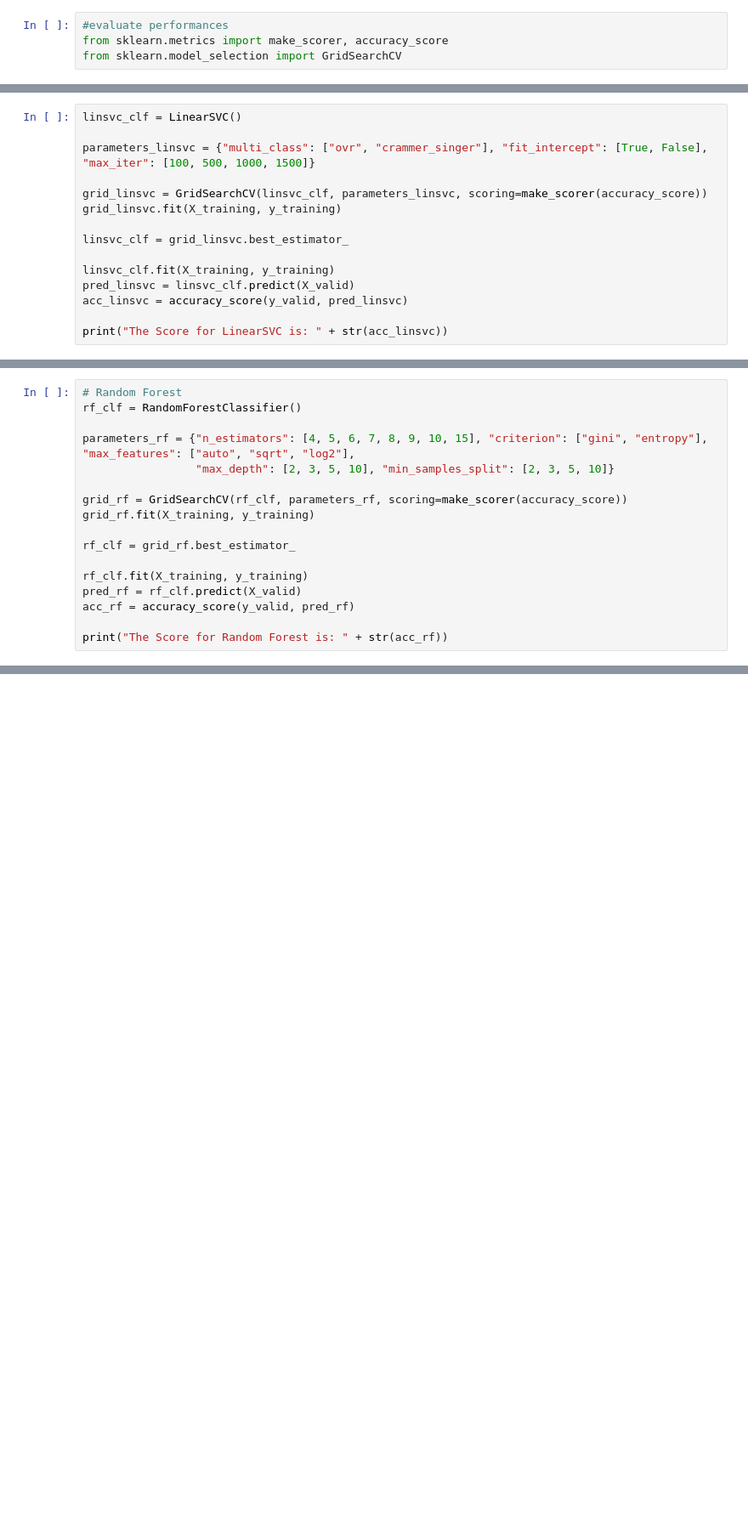
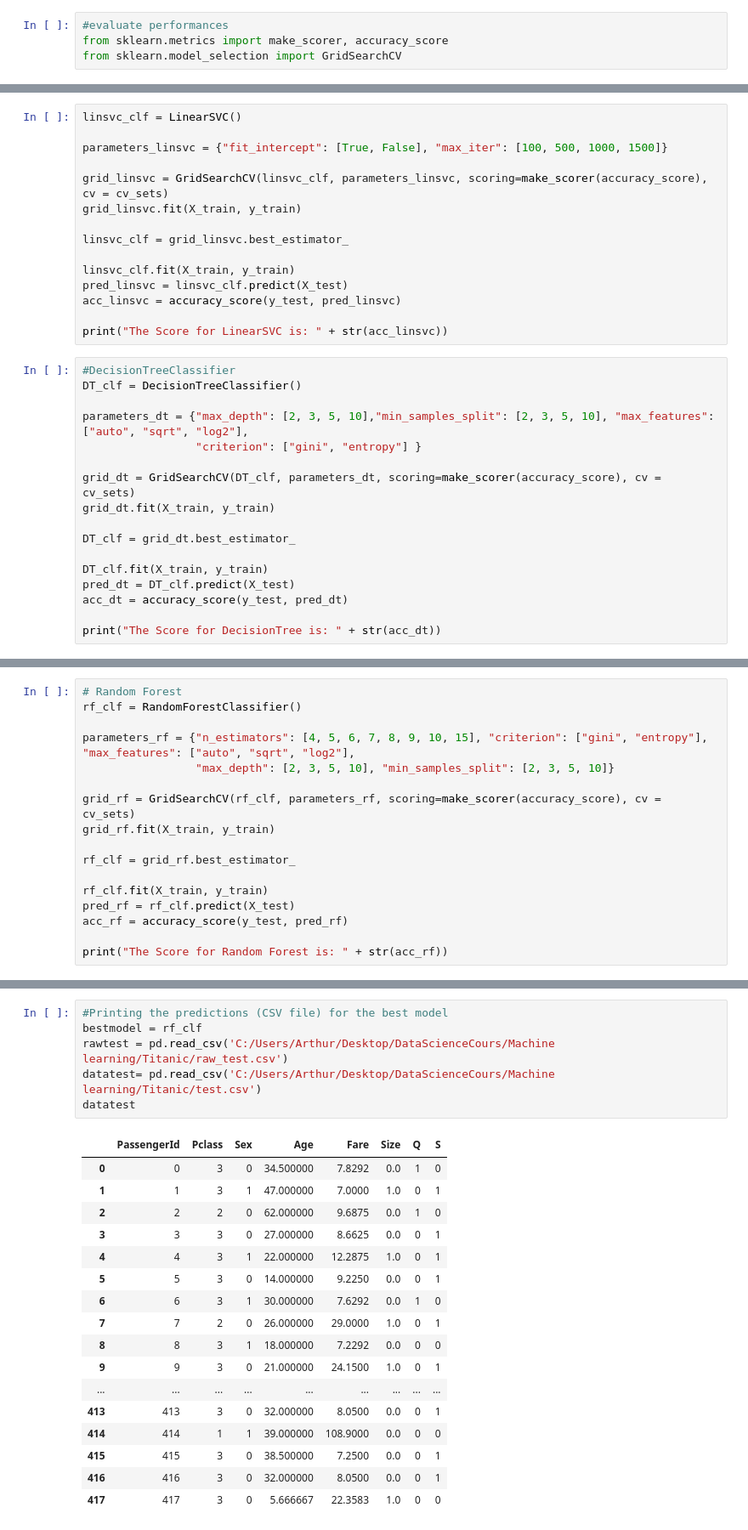
Before and after one commit to rymlaabiyad/ML_titanic, a Jupyter notebook: titanic_cv_models.ipynb, the cells around one changed output, grey strips where cells are left out. Shown at 85% size. Saved outputs shown, nothing was run; the diff lists cells and outputs as text; blank space fills up the shorter version.

```diff
--- a/titanic_cv_models.ipynb
+++ b/titanic_cv_models.ipynb
@@ -43,15 +50,32 @@ acc_svc = accuracy_score(y_valid, pred_svc)
 # %%
 linsvc_clf = LinearSVC()
 
-parameters_linsvc = {"multi_class": ["ovr", "crammer_singer"], "fit_intercept": [True, False], "max_iter": [100, 500, 1000, 1500]}
+parameters_linsvc = {"fit_intercept": [True, False], "max_iter": [100, 500, 1000, 1500]}
 
-grid_linsvc = GridSearchCV(linsvc_clf, parameters_linsvc, scoring=make_scorer(accuracy_score))
-grid_linsvc.fit(X_training, y_training)
+grid_linsvc = GridSearchCV(linsvc_clf, parameters_linsvc, scoring=make_scorer(accuracy_score), cv = cv_sets)
+grid_linsvc.fit(X_train, y_train)
 
 linsvc_clf = grid_linsvc.best_estimator_
 
-linsvc_clf.fit(X_training, y_training)
-pred_linsvc = linsvc_clf.predict(X_valid)
-acc_linsvc = accuracy_score(y_valid, pred_linsvc)
+linsvc_clf.fit(X_train, y_train)
+pred_linsvc = linsvc_clf.predict(X_test)
+acc_linsvc = accuracy_score(y_test, pred_linsvc)
 
 print("The Score for LinearSVC is: " + str(acc_linsvc))
+# %%
+#DecisionTreeClassifier
+DT_clf = DecisionTreeClassifier()
+
+parameters_dt = {"max_depth": [2, 3, 5, 10],"min_samples_split": [2, 3, 5, 10], "max_features": ["auto", "sqrt", "log2"],
+                 "criterion": ["gini", "entropy"] }
+
+grid_dt = GridSearchCV(DT_clf, parameters_dt, scoring=make_scorer(accuracy_score), cv = cv_sets)
+grid_dt.fit(X_train, y_train)
+
+DT_clf = grid_dt.best_estimator_
+
+DT_clf.fit(X_train, y_train)
+pred_dt = DT_clf.predict(X_test)
+acc_dt = accuracy_score(y_test, pred_dt)
+
+print("The Score for DecisionTree is: " + str(acc_dt))
@@ -62,13 +88,13 @@ rf_clf = RandomForestClassifier()
 parameters_rf = {"n_estimators": [4, 5, 6, 7, 8, 9, 10, 15], "criterion": ["gini", "entropy"], "max_features": ["auto", "sqrt", "log2"],
                  "max_depth": [2, 3, 5, 10], "min_samples_split": [2, 3, 5, 10]}
 
-grid_rf = GridSearchCV(rf_clf, parameters_rf, scoring=make_scorer(accuracy_score))
-grid_rf.fit(X_training, y_training)
+grid_rf = GridSearchCV(rf_clf, parameters_rf, scoring=make_scorer(accuracy_score), cv = cv_sets)
+grid_rf.fit(X_train, y_train)
 
 rf_clf = grid_rf.best_estimator_
 
-rf_clf.fit(X_training, y_training)
-pred_rf = rf_clf.predict(X_valid)
-acc_rf = accuracy_score(y_valid, pred_rf)
+rf_clf.fit(X_train, y_train)
+pred_rf = rf_clf.predict(X_test)
+acc_rf = accuracy_score(y_test, pred_rf)
 
 print("The Score for Random Forest is: " + str(acc_rf))
@@ -128,0 +168,24 @@ for train_index, test_index in kf.split(X):
+# %%
+#Printing the predictions (CSV file) for the best model
+bestmodel = rf_clf
+rawtest = pd.read_csv('C:/Users/Arthur/Desktop/DataScienceCours/Machine learning/Titanic/raw_test.csv')
+datatest= pd.read_csv('C:/Users/Arthur/Desktop/DataScienceCours/Machine learning/Titanic/test.csv')
+datatest
+# %% [output]
+|  | PassengerId | Pclass | Sex | Age | Fare | Size | Q | S |
+| 0 | 0 | 3 | 0 | 34.500000 | 7.8292 | 0.0 | 1 | 0 |
+| 1 | 1 | 3 | 1 | 47.000000 | 7.0000 | 1.0 | 0 | 1 |
+| 2 | 2 | 2 | 0 | 62.000000 | 9.6875 | 0.0 | 1 | 0 |
+| 3 | 3 | 3 | 0 | 27.000000 | 8.6625 | 0.0 | 0 | 1 |
+| 4 | 4 | 3 | 1 | 22.000000 | 12.2875 | 1.0 | 0 | 1 |
+| 5 | 5 | 3 | 0 | 14.000000 | 9.2250 | 0.0 | 0 | 1 |
+| 6 | 6 | 3 | 1 | 30.000000 | 7.6292 | 0.0 | 1 | 0 |
+| 7 | 7 | 2 | 0 | 26.000000 | 29.0000 | 1.0 | 0 | 1 |
+| 8 | 8 | 3 | 1 | 18.000000 | 7.2292 | 0.0 | 0 | 0 |
+| 9 | 9 | 3 | 0 | 21.000000 | 24.1500 | 1.0 | 0 | 1 |
+| ... | ... | ... | ... | ... | ... | ... | ... | ... |
+| 413 | 413 | 3 | 0 | 32.000000 | 8.0500 | 0.0 | 0 | 1 |
+| 414 | 414 | 1 | 1 | 39.000000 | 108.9000 | 0.0 | 0 | 0 |
+| 415 | 415 | 3 | 0 | 38.500000 | 7.2500 | 0.0 | 0 | 1 |
+| 416 | 416 | 3 | 0 | 32.000000 | 8.0500 | 0.0 | 0 | 1 |
+| 417 | 417 | 3 | 0 | 5.666667 | 22.3583 | 1.0 | 0 | 0 |
```
Also changed, not shown: parts of 21 cells of this notebook.
